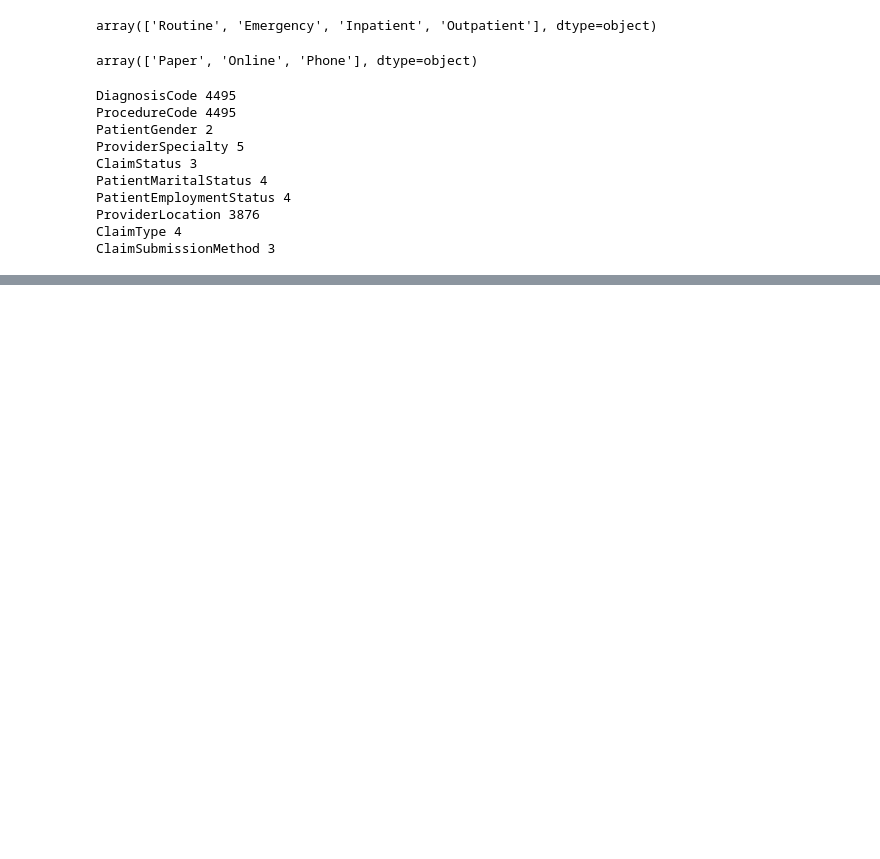
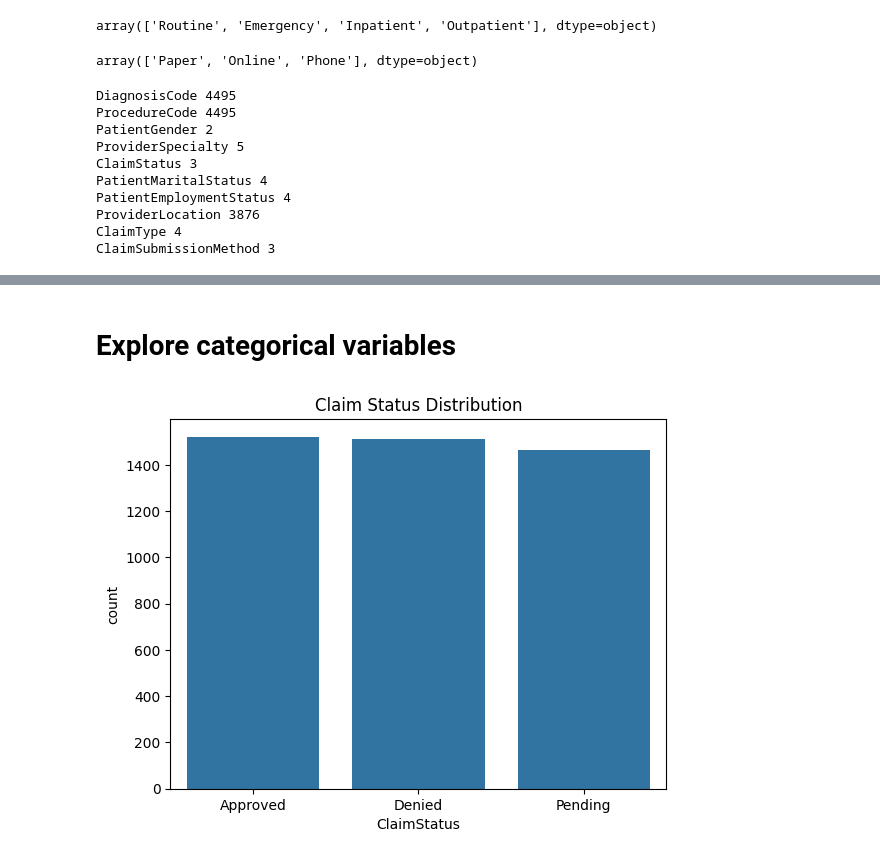
Before and after one commit to Bibek-Repository/US-Healthcare-Claims-Data-Analysis, a Jupyter notebook: EDA.ipynb, the cells around one changed output, grey strips where cells are left out. Cells and saved outputs as stored; diff of their text form; code cells hidden in the pictures; blank space fills up the shorter version.

```diff
--- a/EDA.ipynb
+++ b/EDA.ipynb
@@ -173,0 +204,9 @@ ClaimSubmissionMethod 3
+# %% [markdown]
+# Explore categorical variables
+# %%
+# Count plot for categorical column
+sns.countplot(x='ClaimStatus', data=df)
+plt.title('Claim Status Distribution')
+plt.show()
+# %% [output]
+[figure, added]
```
Also changed, not shown: parts of 28 cells of this notebook, 3 other files.
